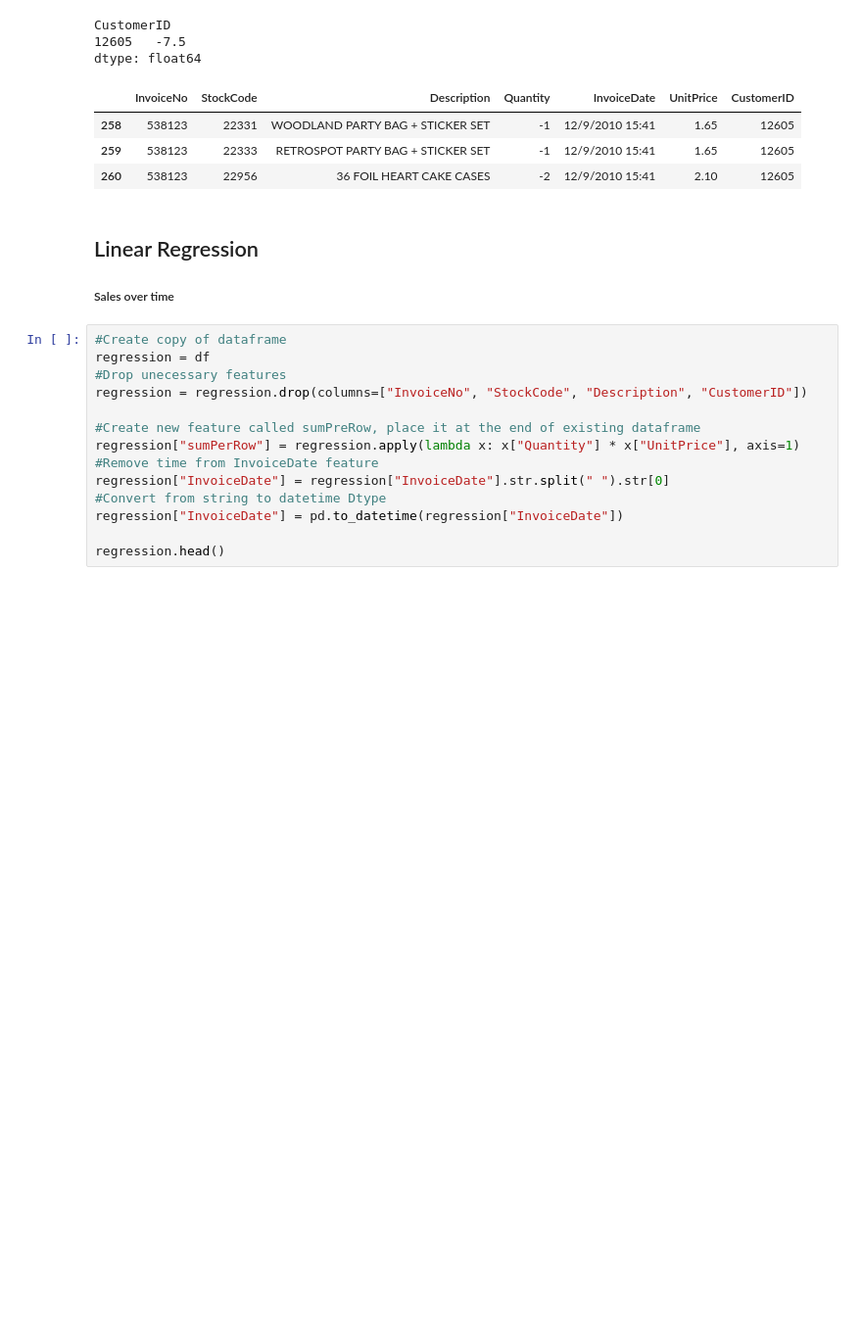
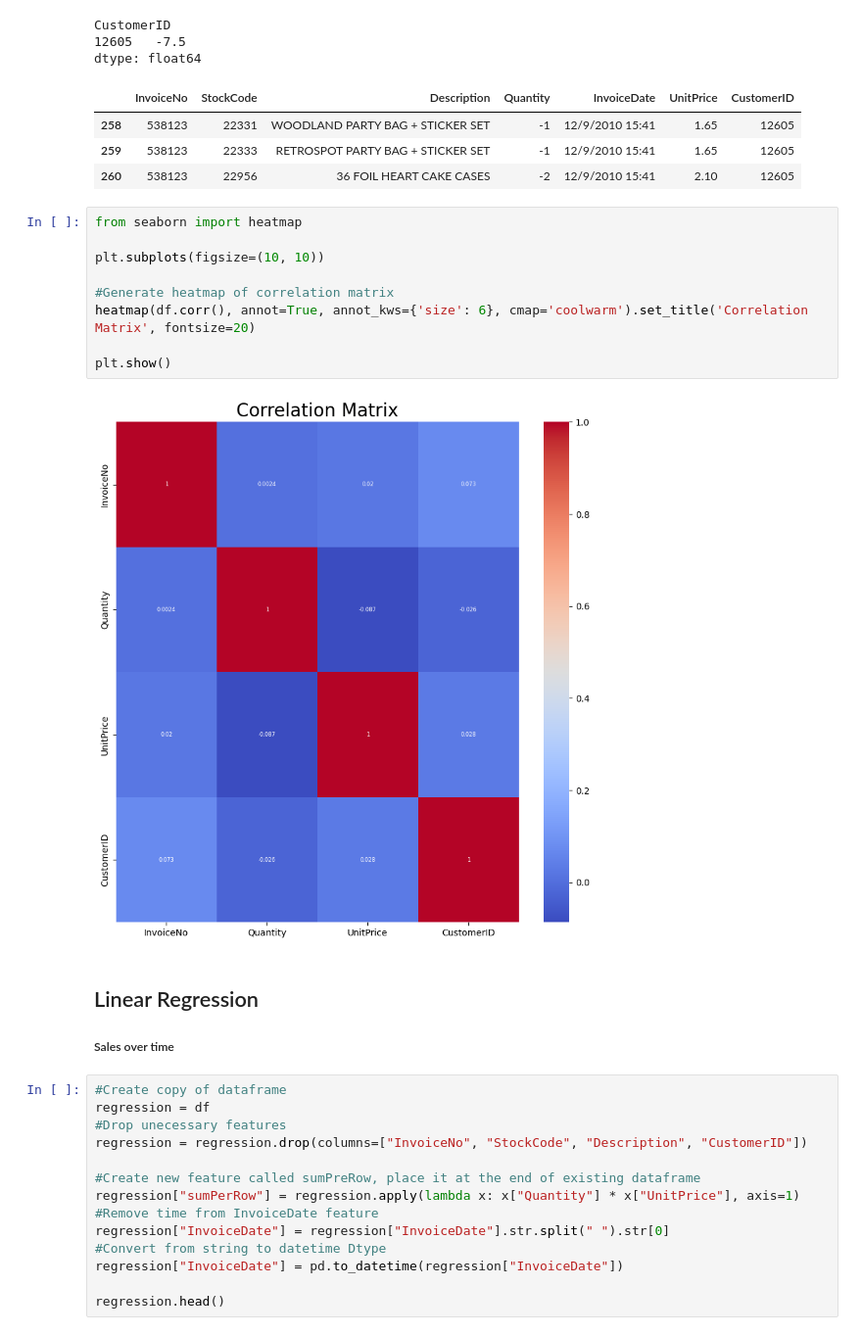
Before and after one commit to KAL17002493/L6-AI-L1, a Jupyter notebook: A1.ipynb, the cells around one changed output. Shown: that part at 98% size. Drawn from its saved outputs; the diff is of its cells as text; blank space fills up the shorter version.

```diff
--- a/A1.ipynb
+++ b/A1.ipynb
@@ -115,6 +115,17 @@ dtype: float64
 | 258 | 538123 | 22331 | WOODLAND PARTY BAG + STICKER SET | -1 | 12/9/2010 15:41 | 1.65 | 12605 |
 | 259 | 538123 | 22333 | RETROSPOT PARTY BAG + STICKER SET | -1 | 12/9/2010 15:41 | 1.65 | 12605 |
 | 260 | 538123 | 22956 | 36 FOIL HEART CAKE CASES | -2 | 12/9/2010 15:41 | 2.10 | 12605 |
+# %%
+from seaborn import heatmap
+
+plt.subplots(figsize=(10, 10))
+
+#Generate heatmap of correlation matrix
+heatmap(df.corr(), annot=True, annot_kws={'size': 6}, cmap='coolwarm').set_title('Correlation Matrix', fontsize=20)
+
+plt.show()
+# %% [output]
+[figure, added]
 # %% [markdown]
 ## Linear Regression
 <h5>Sales over time</h5>
```
Also changed, not shown: parts of 11 cells of this notebook.
